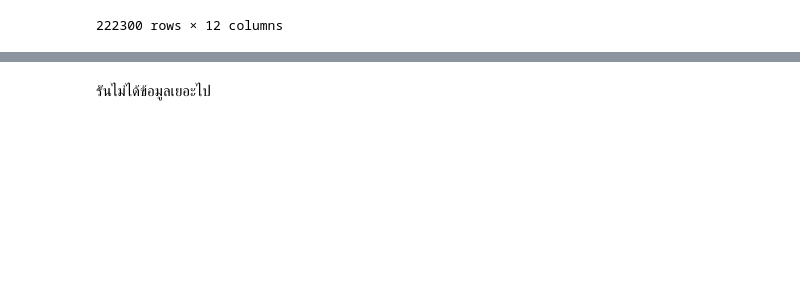
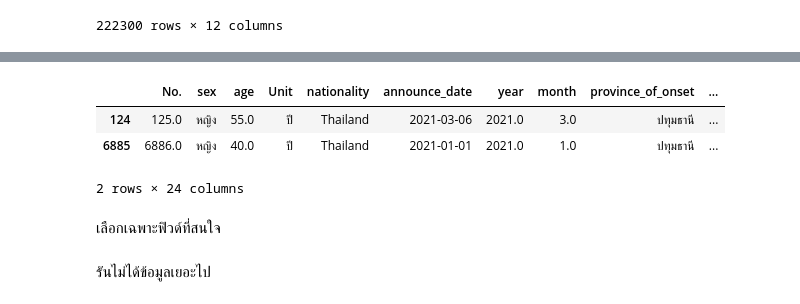
Before and after one commit to team0243/data_viz_2022, a Jupyter notebook: Project.ipynb, the cells around one changed output, grey strips where cells are left out. Cells and saved outputs as stored; diff of their text form; code cells hidden in the pictures; blank space fills up the shorter version.

```diff
--- a/Project.ipynb
+++ b/Project.ipynb
@@ -779,2 +954,13 @@ data_e2
+# %%
+data_clean=data_e4
+# %%
+data_clean.head(2)
+# %% [output]
+|  | No. | sex | age | Unit | nationality | announce_date | year | month | province_of_onset | ... |
+| 124 | 125.0 | หญิง | 55.0 | ปี | Thailand | 2021-03-06 | 2021.0 | 3.0 | ปทุมธานี | ... |
+| 6885 | 6886.0 | หญิง | 40.0 | ปี | Thailand | 2021-01-01 | 2021.0 | 1.0 | ปทุมธานี | ... |
+2 rows × 24 columns
+# %% [markdown]
+เลือกเฉพาะฟิวด์ที่สนใจ
 # %% [markdown]
 รันไม่ได้ข้อมูลเยอะไป
```
Also changed, not shown: parts of 15 cells of this notebook.
